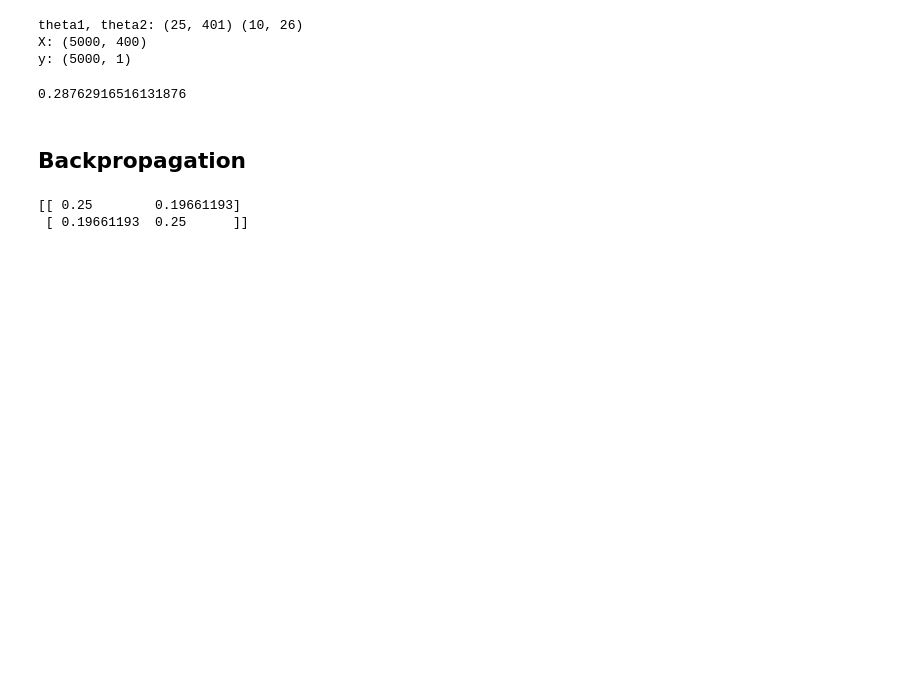
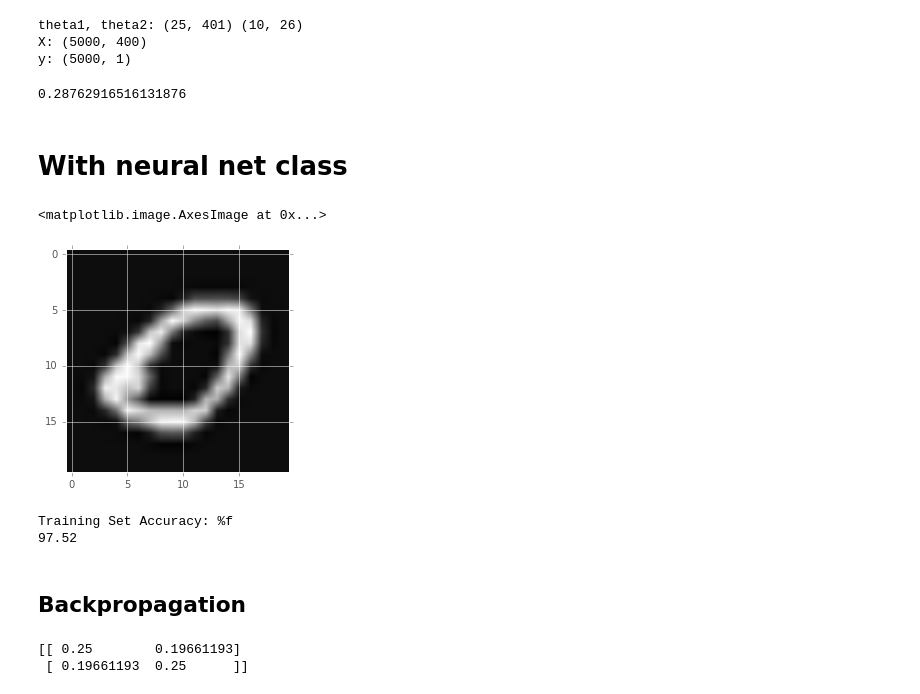
Before and after one commit to slegroux/slgML, a Jupyter notebook: neural_network.ipynb, the cells around one changed output. Cells and saved outputs as stored; diff of their text form; code cells hidden in the pictures; blank space fills up the shorter version.

Commit message:
add neural net class & forward propagation

```diff
--- a/neural_network.ipynb
+++ b/neural_network.ipynb
@@ -10,7 +10,7 @@ plt.style.use('ggplot')
 # %% [markdown]
 ## Data
 # %%
-data = scipy.io.loadmat('ex3data1.mat') # training data stored in arrays X, y
+data = scipy.io.loadmat('db/ex3data1.mat') # training data stored in arrays X, y
 X = data['X']
 y = data['y']
 print len(X[0])
@@ -155,3 +155,5 @@ theta1, theta2: (25, 401) (10, 26)
 X: (5000, 400)
 y: (5000, 1)
 0.28762916516131876
+# %% [markdown]
+# With neural net class
@@ -157,0 +163,5 @@ y: (5000, 1)
+# %%
+plt.imshow(np.reshape(X[0], (20, 20)), cmap='gray')
+# %% [output]
+<matplotlib.image.AxesImage at 0x...>
+[figure, added]
@@ -158,3 +171,9 @@ y: (5000, 1)
+# %%
+# shift in labeling => add +1 to pred
+print 'Training Set Accuracy: %f\n', np.mean(np.double((pred + 1) == np.squeeze(y))) * 100
+# %% [output]
+Training Set Accuracy: %f
+97.52
 # %% [markdown]
 ## Backpropagation
 # %%
```
Also changed, not shown: parts of 3 cells of this notebook, 1 other file.
